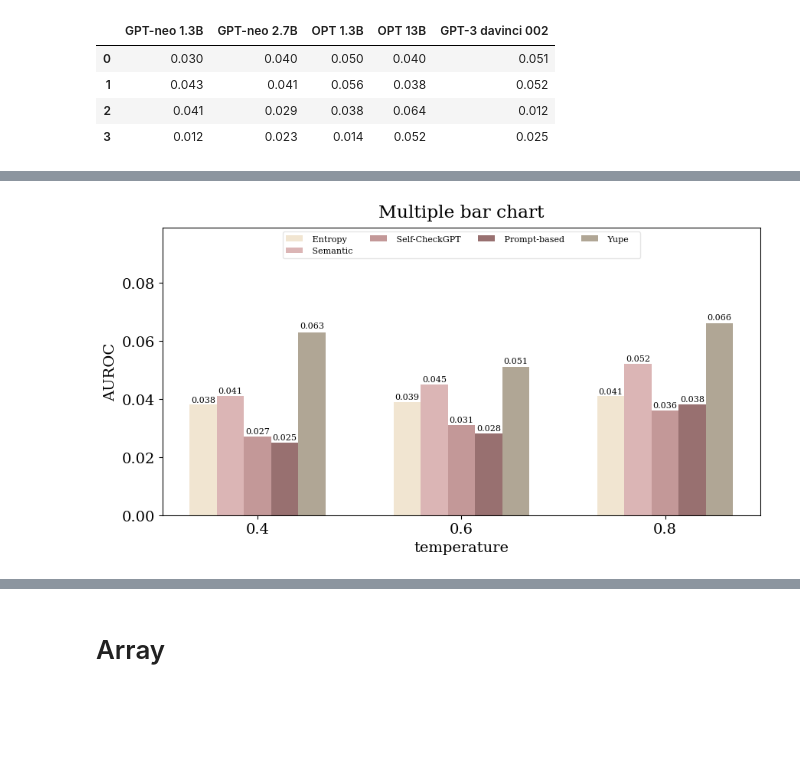
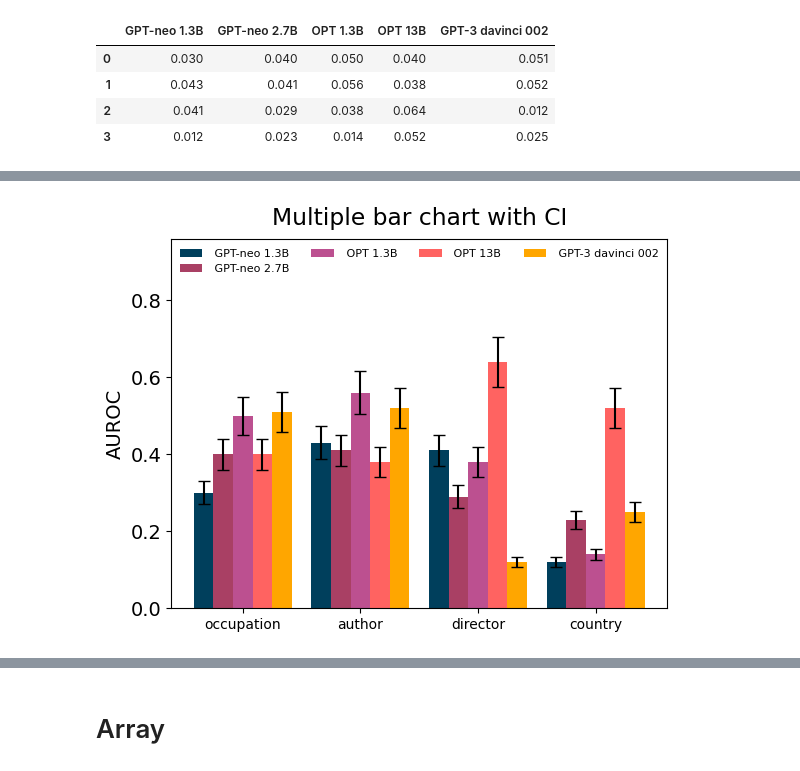
Before and after one commit to tjdgh3946/visualizer-, a Jupyter notebook: example.ipynb, the cells around one changed output, grey strips where cells are left out. Cells and saved outputs as stored; diff of their text form; code cells hidden in the pictures; blank space fills up the shorter version.

```diff
--- a/example.ipynb
+++ b/example.ipynb
@@ -109,5 +27,2 @@ time.sleep(1)
 # %% [markdown]
 ## Example 2: plot with two-y scale
-# %%
-import matplotlib.pyplot as plt
-plt.rcParams['font.family'] = 'Helvetica'
@@ -173,4 +87,4 @@ visualizer.mutiple_bar(grid=False, xlabel="temperature", ylabel="AUROC", title="
 # %%
-visualizer = Visualizer("data/temp2.csv", xaxis=True, CI=False)
-visualizer.mutiple_bar(grid=False, xlabel="temperature", show_value=True, filesave="figure/4215.png", ylabel="AUROC", title="Multiple bar chart")
+visualizer = Visualizer("data/mbar.csv", xaxis=True, CI=True)
+visualizer.mutiple_bar(grid=False, ylabel="AUROC", title="Multiple bar chart with CI")
 # %% [output]
@@ -178 +91 @@ visualizer.mutiple_bar(grid=False, xlabel="temperature", show_value=True, filesa
-[figure, old version]
+[figure, new version]
```
Also changed, not shown: parts of 20 cells of this notebook, 51 other files.
